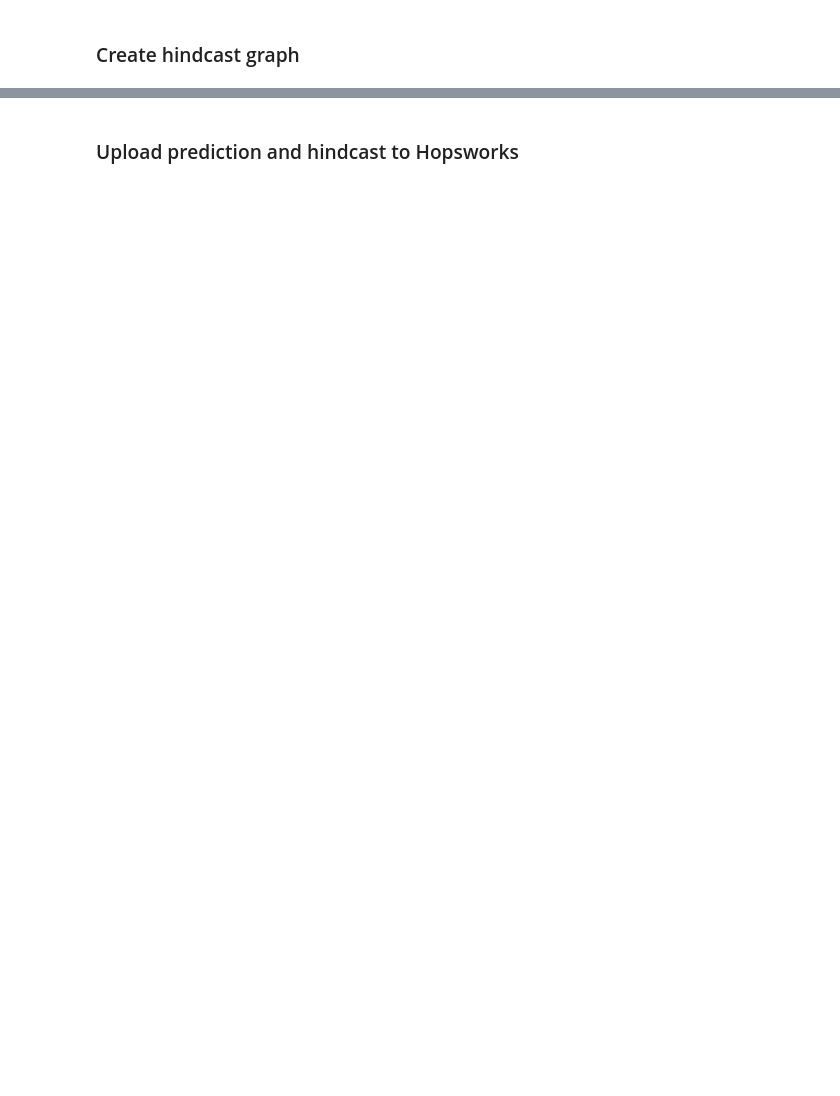
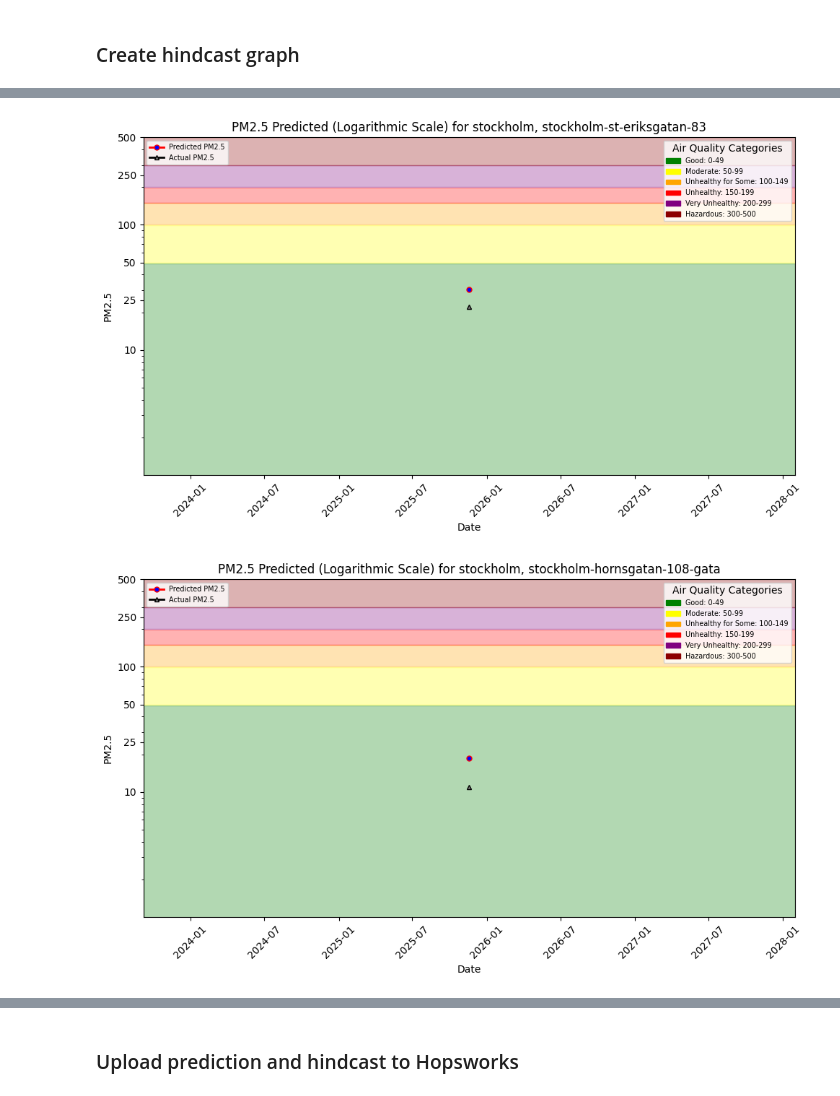
Before and after one commit to ltumat/AirQualityPrediction, a Jupyter notebook: backend/notebooks/model_predict.ipynb, the cells around one changed output, grey strips where cells are left out. Saved outputs shown, nothing was run; the diff lists cells and outputs as text; code cells hidden in the pictures; blank space fills up the shorter version.

```diff
--- a/backend/notebooks/model_predict.ipynb
+++ b/backend/notebooks/model_predict.ipynb
@@ -269,8 +309,3 @@ Finished: Reading data from Hopsworks, using Hopsworks Feature Query Service (0.
 # %%
-air_quality_df = air_quality_fg.read()[
-        (aq_hist["country"] == country) &
-        (aq_hist["city"] == city) &
-        (aq_hist["street"] == street)
-]
-air_quality_df
+air_quality_df = air_quality_fg.read()
 # %% [output]
@@ -291,10 +313,36 @@ Finished: Reading data from Hopsworks, using Hopsworks Feature Query Service (3.
 # %%
-outcome_df = air_quality_df[['date', 'pm25']].copy()
-outcome_df["date"] = pd.to_datetime(outcome_df["date"]).dt.tz_localize(None)
-preds_df =  monitoring_df[['date', 'predicted_pm25']].copy()
-preds_df["date"] = pd.to_datetime(preds_df["date"]).dt.tz_localize(None)
+for sensor in config['sensors']:
+    outcome_df = air_quality_df[
+        (air_quality_df["country"] == sensor['country']) &
+        (air_quality_df["city"] == sensor['city']) &
+        (air_quality_df["street"] == sensor['street'])
+    ][['date', 'pm25']].copy()
+    outcome_df["date"] = pd.to_datetime(outcome_df["date"]).dt.tz_localize(None)
+    preds_df =  monitoring_df[
+        (monitoring_df["country"] == sensor['country']) &
+        (monitoring_df["city"] == sensor['city']) &
+        (monitoring_df["street"] == sensor['street'])
+    ][['date', 'predicted_pm25']].copy()
+    preds_df["date"] = pd.to_datetime(preds_df["date"]).dt.tz_localize(None)
 
-hindcast_df = pd.merge(preds_df, outcome_df, on="date")
-hindcast_df = hindcast_df.sort_values(by=['date'])
+    hindcast_df = pd.merge(preds_df, outcome_df, on="date")
+    hindcast_df = hindcast_df.sort_values(by=['date'])
 
-no_outcomes = (len(hindcast_df) == 0)
+    no_outcomes = (len(hindcast_df) == 0)
+
+    if not no_outcomes:
+        street_new = sensor['street'].replace('-', '_')
+        street_new = street_new.replace('ä', 'ae')
+        street_new = street_new.replace('ö', 'oe')
+        street_new = street_new.replace('å', 'oa')
+        hindcast_file_path = pred_file_path + f"/pm25_hindcast_{street_new}_{today.strftime('%Y_%m_%d')}.png"
+        plt = util.plot_air_quality_forecast(
+            sensor['city'],
+            sensor['street'],
+            hindcast_df,
+            hindcast_file_path,
+            hindcast=True)
+        plt.show()
+# %% [output]
+[figure, added]
+[figure, added]
```
Also changed, not shown: parts of 21 cells of this notebook, 43 other files.
